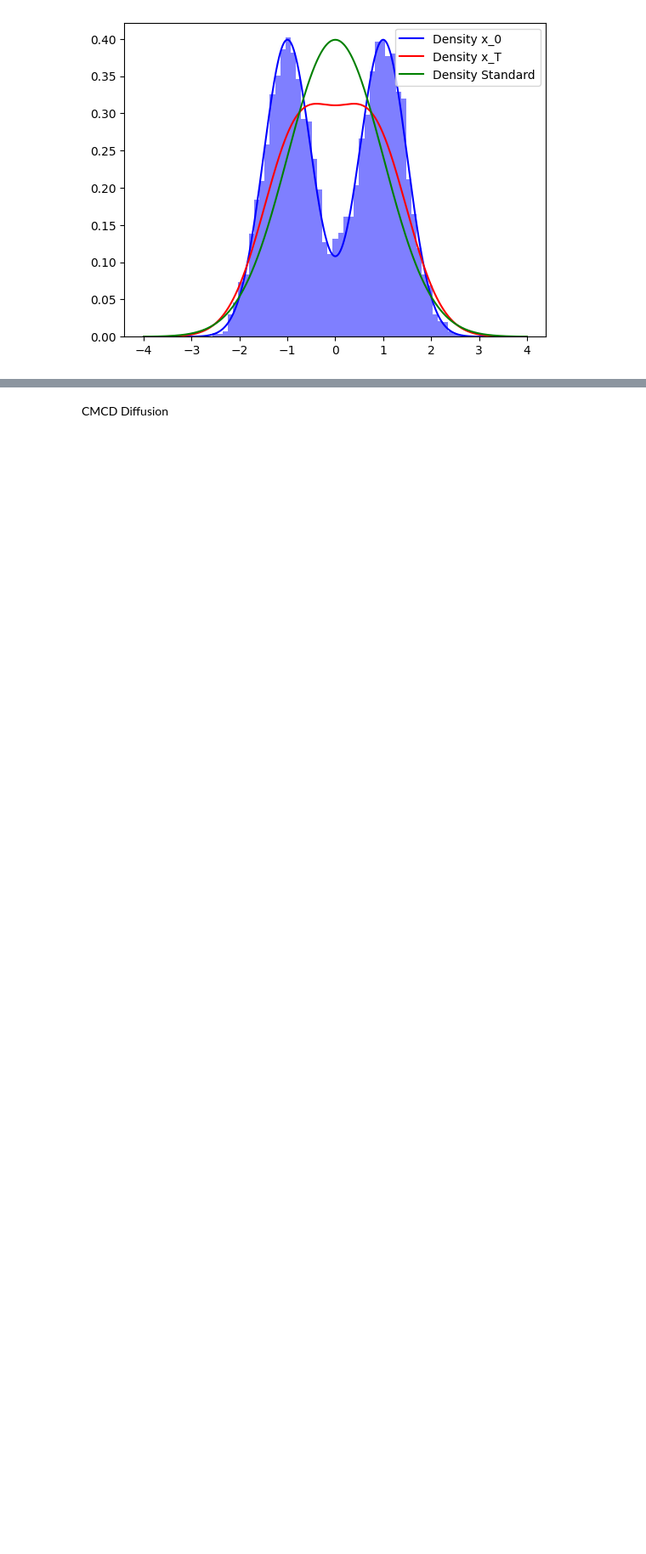
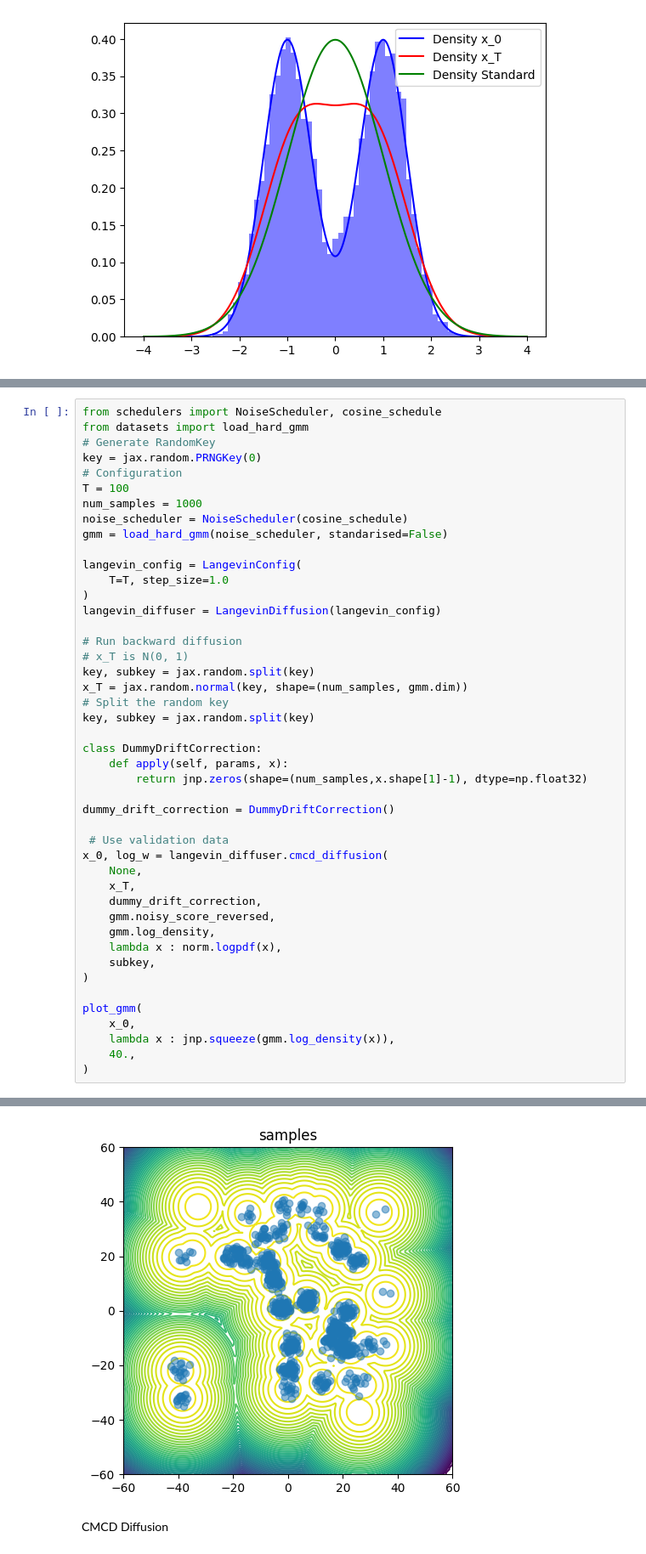
Before and after one commit to pablomlago/diffusion-project, a Jupyter notebook: langevin_notebook.ipynb, the cells around one changed output, grey strips where cells are left out. Shown at 85% size. Drawn from its saved outputs; the diff is of its cells as text; blank space fills up the shorter version.

```diff
--- a/langevin_notebook.ipynb
+++ b/langevin_notebook.ipynb
@@ -208,0 +257,46 @@ plt.show()
+# %%
+from schedulers import NoiseScheduler, cosine_schedule
+from datasets import load_hard_gmm
+# Generate RandomKey
+key = jax.random.PRNGKey(0)
+# Configuration
+T = 100
+num_samples = 1000
+noise_scheduler = NoiseScheduler(cosine_schedule)
+gmm = load_hard_gmm(noise_scheduler, standarised=False)
+
+langevin_config = LangevinConfig(
+    T=T, step_size=1.0
+)
+langevin_diffuser = LangevinDiffusion(langevin_config)
+
+# Run backward diffusion
+# x_T is N(0, 1)
+key, subkey = jax.random.split(key)
+x_T = jax.random.normal(key, shape=(num_samples, gmm.dim))
+# Split the random key
+key, subkey = jax.random.split(key)
+
+class DummyDriftCorrection:
+    def apply(self, params, x):
+        return jnp.zeros(shape=(num_samples,x.shape[1]-1), dtype=np.float32)
+
+dummy_drift_correction = DummyDriftCorrection()
+
+ # Use validation data
+x_0, log_w = langevin_diffuser.cmcd_diffusion(
+    None,
+    x_T,
+    dummy_drift_correction,
+    gmm.noisy_score_reversed,
+    gmm.log_density,
+    lambda x : norm.logpdf(x),
+    subkey,
+)
+
+plot_gmm(
+    x_0,
+    lambda x : jnp.squeeze(gmm.log_density(x)),
+    40.,
+)
+# %% [output]
@@ -209,3 +304,4 @@ plt.show()
+[figure, added]
 # %% [markdown]
 CMCD Diffusion
 # %%
```
Also changed, not shown: parts of 5 cells of this notebook, 8 other files.
